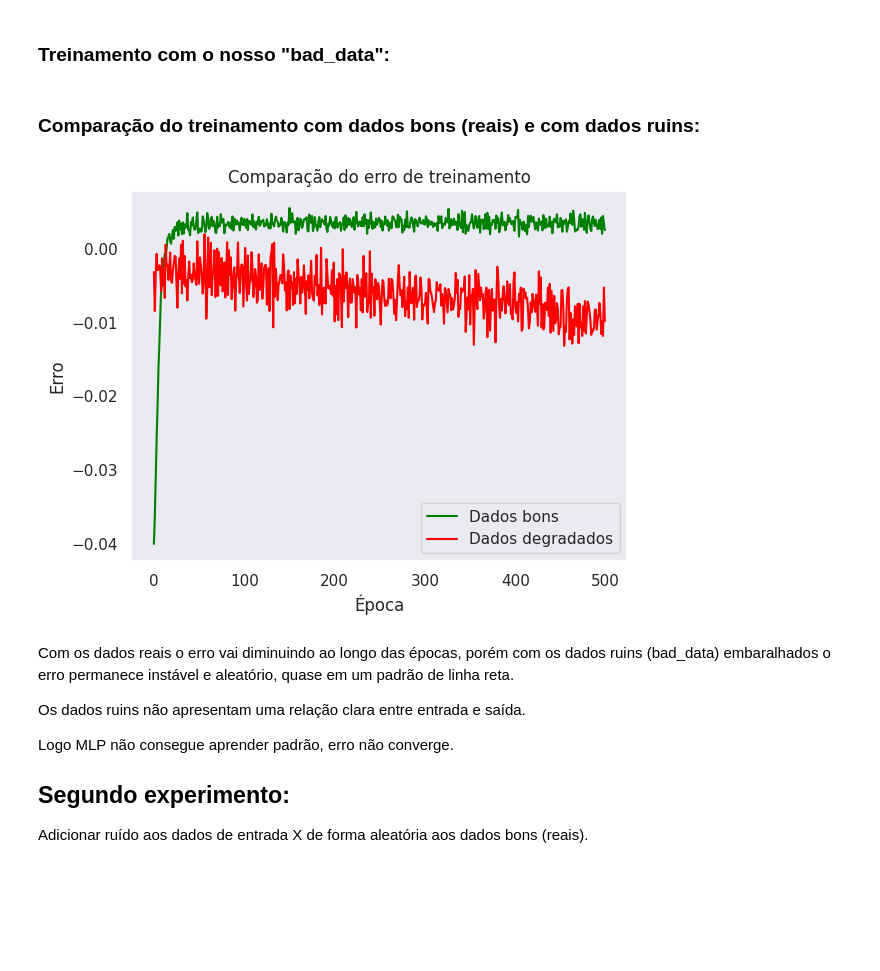
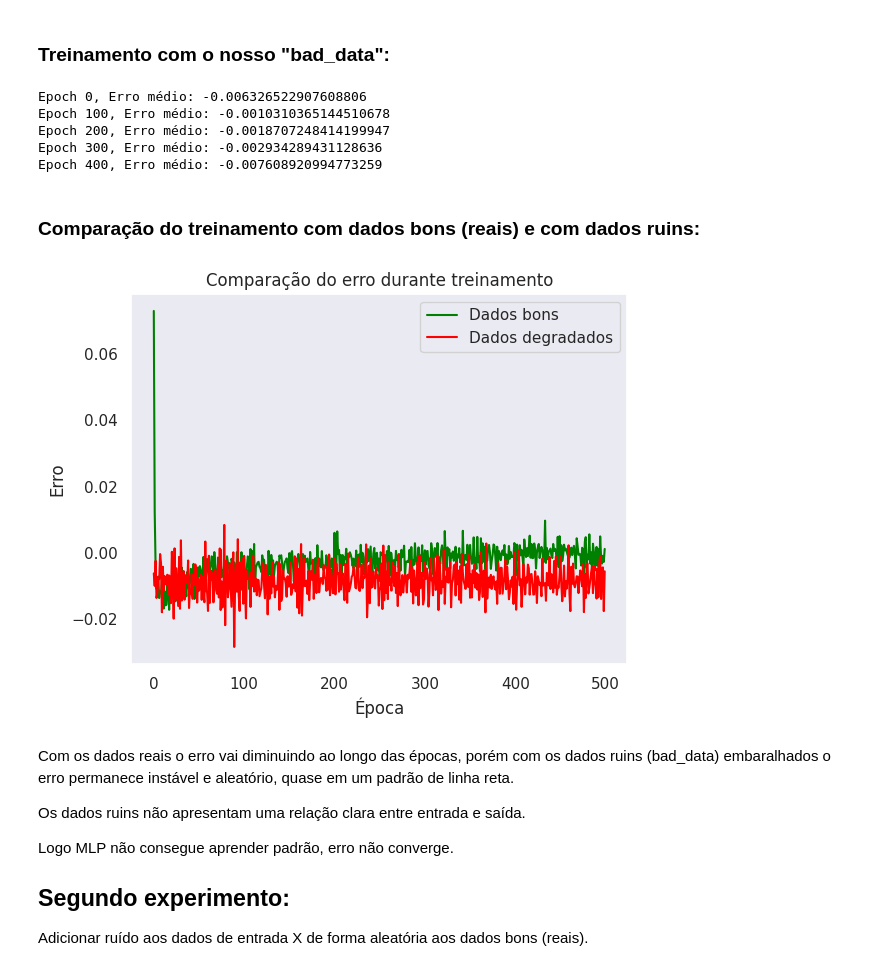
Before and after one commit to AbnerErnaniADSFatec/sbj_grad_neurocomputing_sources, a Jupyter notebook: solved/Lista de Exercícios Perceptrons PC.1 - CAP-351-3 Neurocomputação - Abner Ernâni dos Anjos.ipynb, the cells around one changed output. Drawn from its saved outputs; the diff is of its cells as text; code cells hidden in the pictures; blank space fills up the shorter version.

```diff
--- a/solved/Lista de Exercícios Perceptrons PC.1 - CAP-351-3 Neurocomputação - Abner Ernâni dos Anjos.ipynb
+++ b/solved/Lista de Exercícios Perceptrons PC.1 - CAP-351-3 Neurocomputação - Abner Ernâni dos Anjos.ipynb
@@ -172,5 +170,7 @@ class FFNeuralNetwork:
 import pandas as pd
 data = pd.read_csv('./sample_data/samples.csv')
 data = data[['longitude', 'latitude', 'start_date', 'end_date', 'label', 'time_series']]
+data = data[data['label'].isin(['Pastagem', 'Vegetação-Secundária'])]
+print('Labels = ', set(data['label']))
 data
 # %% [output]
@@ -420,7 +424,7 @@ Explicar o backpropagation.
 # %%
 from random import shuffle
 
-learning_rate =  0.01
+learning_rate =  0.05
 n_epochs = 500
 
 e_epoch = []             # erro médio por época
@@ -509,7 +501,7 @@ Y_bad = Y_bad[indices]
 # %% [markdown]
 ### Treinamento com o nosso "bad_data":
 # %%
-learning_rate = 0.01
+learning_rate = 0.05
 n_epochs = 500
 
 e_epoch_bad = []
@@ -529,20 +521,29 @@ for epoch in range(n_epochs):
         e_point.append(err_val)
 
     e_epoch_bad.append(np.mean(e_point))
+
+    if epoch % 100 == 0:
+        print(f"Epoch {epoch}, Erro médio: {e_epoch_bad[-1]}")
+# %% [output]
+Epoch 0, Erro médio: -0.006326522907608806
+Epoch 100, Erro médio: -0.0010310365144510678
+Epoch 200, Erro médio: -0.0018707248414199947
+Epoch 300, Erro médio: -0.002934289431128636
+Epoch 400, Erro médio: -0.007608920994773259
 # %% [markdown]
 ### Comparação do treinamento com dados bons (reais) e com dados ruins:
 # %%
 plt.plot(e_epoch, label="Dados bons", color="green")
 plt.plot(e_epoch_bad, label="Dados degradados", color="red")
 
-plt.title("Comparação do erro de treinamento")
+plt.title("Comparação do erro durante treinamento")
 plt.xlabel("Época")
 plt.ylabel("Erro")
 plt.legend()
 plt.grid()
 plt.show()
 # %% [output]
-[figure, old version]
+[figure, new version]
 # %% [markdown]
 Com os dados reais o erro vai diminuindo ao longo das épocas, porém com os dados ruins (bad_data) embaralhados o erro permanece instável e aleatório, quase em um padrão de linha reta.
 
```
Also changed, not shown: parts of 14 cells of this notebook, 24 other files.
